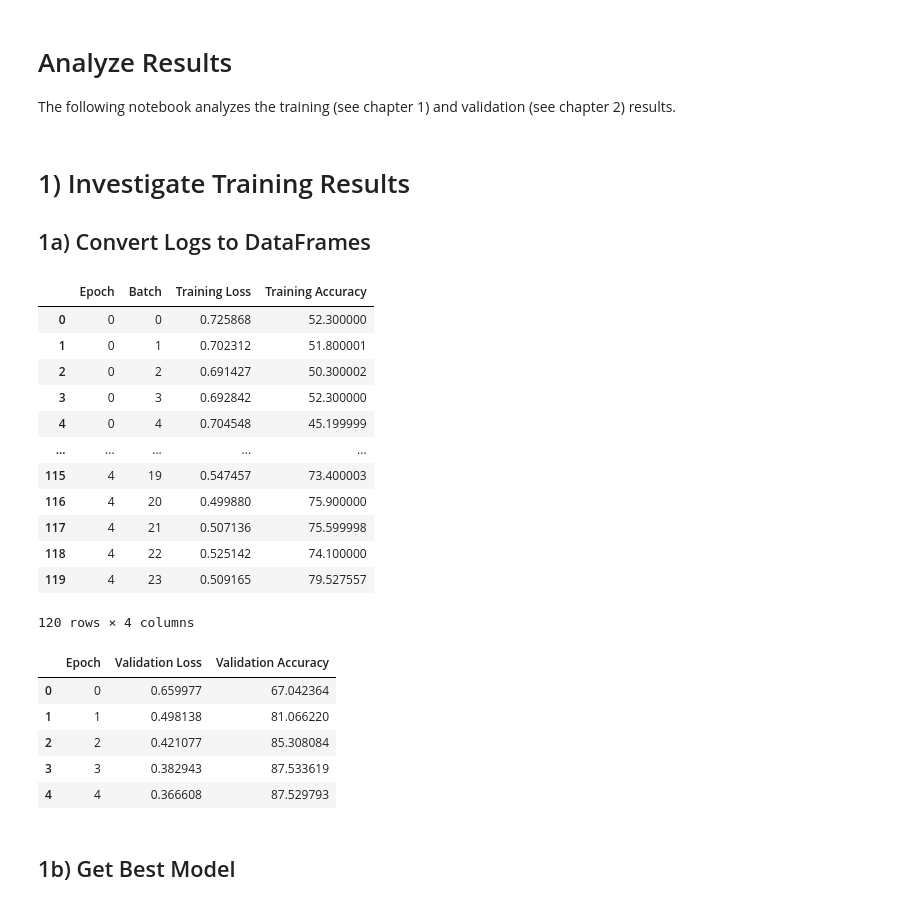
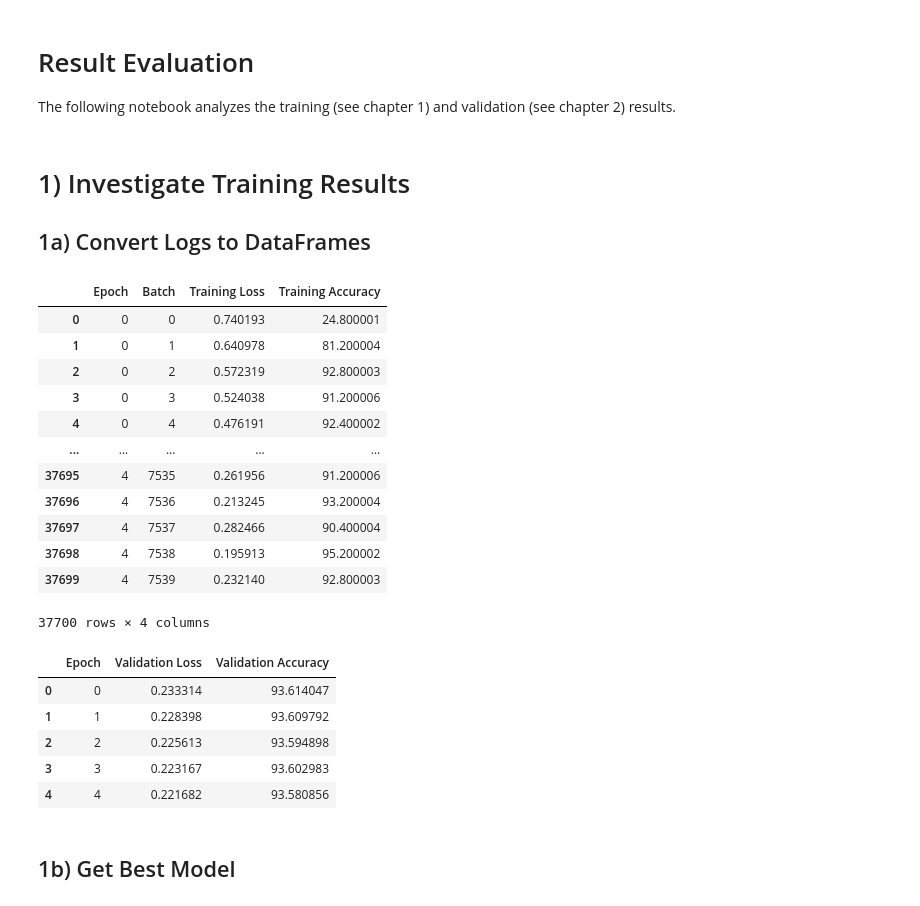
Before and after one commit to ninaihde/dl-plasmid-classifier, a Jupyter notebook: src/evaluate.ipynb, the cells around one changed output. Drawn from its saved outputs; the diff is of its cells as text; code cells hidden in the pictures.

```diff
--- a/src/evaluate.ipynb
+++ b/src/evaluate.ipynb
@@ -1,5 +1,5 @@
 # %% [markdown]
-# Analyze Results
+# Result Evaluation
 
 The following notebook analyzes the training (see chapter 1) and validation (see chapter 2) results.
 # %% [markdown]
@@ -42,30 +43,30 @@ cut = 'Before'
 # %%
-chosen_logs_train = pd.read_csv(f'../logs/max{max}_cut{cut}_training.csv')
+chosen_logs_train = pd.read_csv(f'../logs/max{max}_cut{cut}_{epochs}epochs_training.csv')
 chosen_logs_train
 # %% [output]
 |  | Epoch | Batch | Training Loss | Training Accuracy |
-| 0 | 0 | 0 | 0.725868 | 52.300000 |
-| 1 | 0 | 1 | 0.702312 | 51.800001 |
-| 2 | 0 | 2 | 0.691427 | 50.300002 |
-| 3 | 0 | 3 | 0.692842 | 52.300000 |
-| 4 | 0 | 4 | 0.704548 | 45.199999 |
+| 0 | 0 | 0 | 0.740193 | 24.800001 |
+| 1 | 0 | 1 | 0.640978 | 81.200004 |
+| 2 | 0 | 2 | 0.572319 | 92.800003 |
+| 3 | 0 | 3 | 0.524038 | 91.200006 |
+| 4 | 0 | 4 | 0.476191 | 92.400002 |
 | ... | ... | ... | ... | ... |
-| 115 | 4 | 19 | 0.547457 | 73.400003 |
-| 116 | 4 | 20 | 0.499880 | 75.900000 |
-| 117 | 4 | 21 | 0.507136 | 75.599998 |
-| 118 | 4 | 22 | 0.525142 | 74.100000 |
-| 119 | 4 | 23 | 0.509165 | 79.527557 |
+| 37695 | 4 | 7535 | 0.261956 | 91.200006 |
+| 37696 | 4 | 7536 | 0.213245 | 93.200004 |
+| 37697 | 4 | 7537 | 0.282466 | 90.400004 |
+| 37698 | 4 | 7538 | 0.195913 | 95.200002 |
+| 37699 | 4 | 7539 | 0.232140 | 92.800003 |
-120 rows × 4 columns
+37700 rows × 4 columns
 # %%
-chosen_logs_val = pd.read_csv(f'../logs/max{max}_cut{cut}_validation.csv')
+chosen_logs_val = pd.read_csv(f'../logs/max{max}_cut{cut}_{epochs}epochs_validation.csv')
 chosen_logs_val
 # %% [output]
 |  | Epoch | Validation Loss | Validation Accuracy |
-| 0 | 0 | 0.659977 | 67.042364 |
-| 1 | 1 | 0.498138 | 81.066220 |
-| 2 | 2 | 0.421077 | 85.308084 |
-| 3 | 3 | 0.382943 | 87.533619 |
-| 4 | 4 | 0.366608 | 87.529793 |
+| 0 | 0 | 0.233314 | 93.614047 |
+| 1 | 1 | 0.228398 | 93.609792 |
+| 2 | 2 | 0.225613 | 93.594898 |
+| 3 | 3 | 0.223167 | 93.602983 |
+| 4 | 4 | 0.221682 | 93.580856 |
 # %% [markdown]
 ## 1b) Get Best Model
 # %%
```
Also changed, not shown: parts of 7 cells of this notebook.
